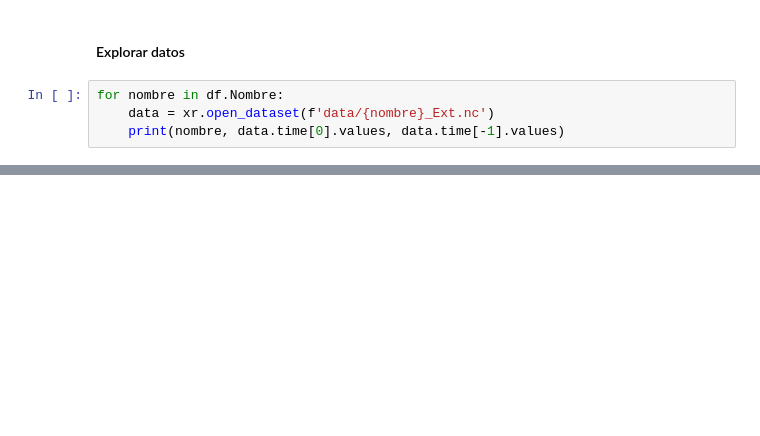
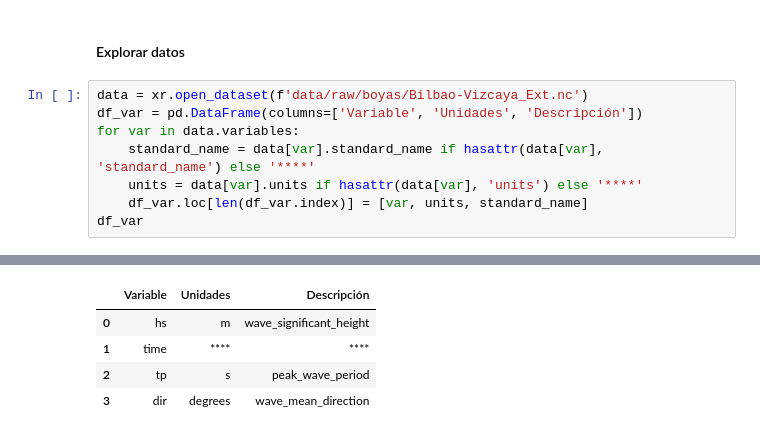
Before and after one commit to alexgonzvalle/TFM, a Jupyter notebook: 01_Boyas_IHData.ipynb, the cells around one changed output, grey strips where cells are left out. Saved outputs shown, nothing was run; the diff lists cells and outputs as text; blank space fills up the shorter version.

```diff
--- a/01_Boyas_IHData.ipynb
+++ b/01_Boyas_IHData.ipynb
@@ -52,7 +51,11 @@ Text(0.5, 1.0, 'Tiempo de mediciones')
 # %% [markdown]
 #### Explorar datos
 # %%
-for nombre in df.Nombre:
-    data = xr.open_dataset(f'data/{nombre}_Ext.nc')
-    print(nombre, data.time[0].values, data.time[-1].values)
+data = xr.open_dataset(f'data/raw/boyas/Bilbao-Vizcaya_Ext.nc')
+df_var = pd.DataFrame(columns=['Variable', 'Unidades', 'Descripción'])
+for var in data.variables:
+    standard_name = data[var].standard_name if hasattr(data[var], 'standard_name') else '****'
+    units = data[var].units if hasattr(data[var], 'units') else '****'
+    df_var.loc[len(df_var.index)] = [var, units, standard_name]
+df_var
 # %% [output]
@@ -74,0 +62,5 @@ Tenerife 1998-04-01T15:00:00.000000000 2020-06-25T00:59:59.999996416
+|  | Variable | Unidades | Descripción |
+| 0 | hs | m | wave_significant_height |
+| 1 | time | **** | **** |
+| 2 | tp | s | peak_wave_period |
+| 3 | dir | degrees | wave_mean_direction |
```
Also changed, not shown: parts of 5 cells of this notebook, 5 other files.
